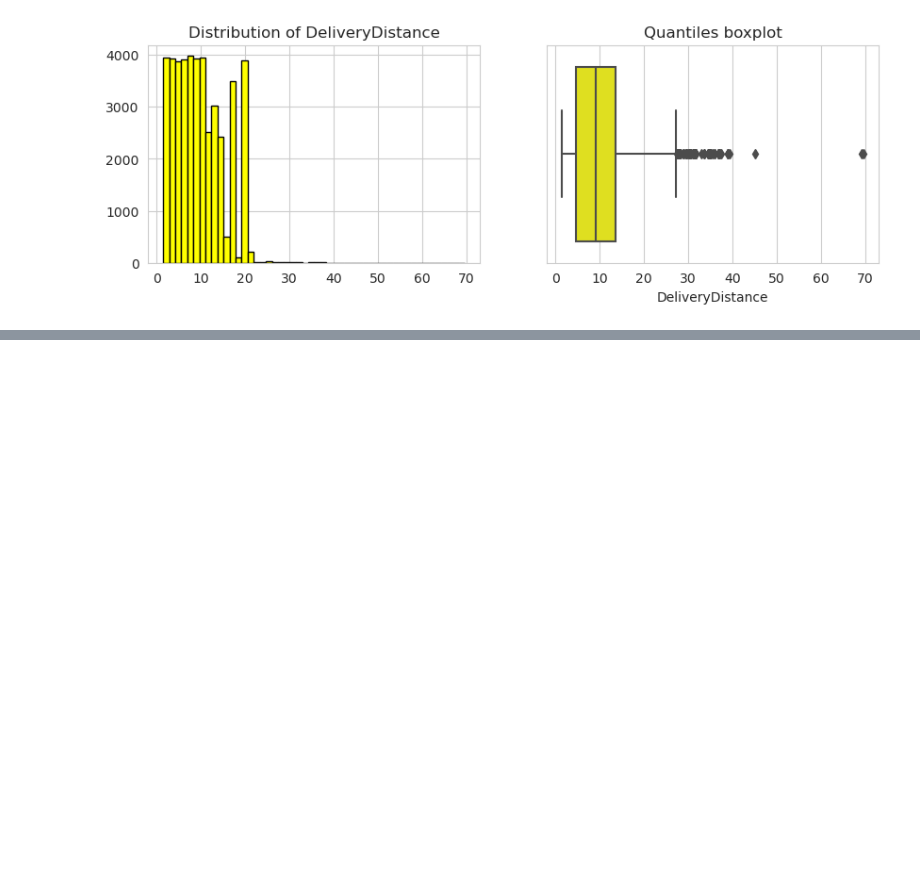
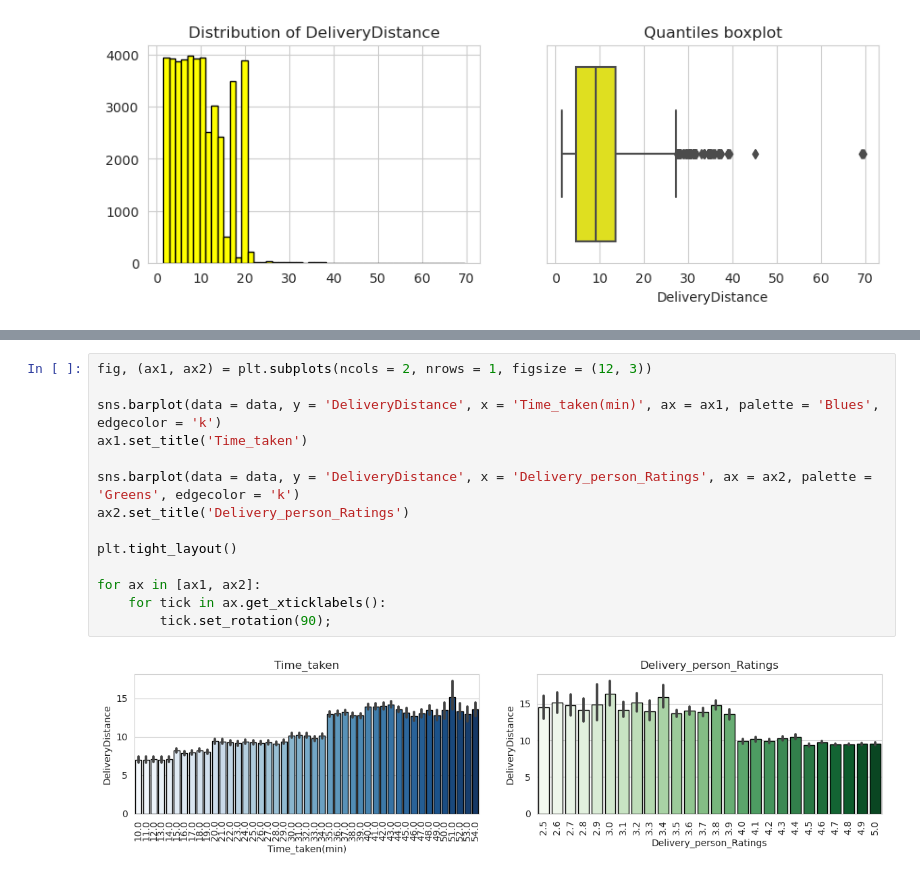
Before and after one commit to liamarguedas/uber-eats-delivery-time, a Jupyter notebook: notebooks/analyze-and-explore-data.ipynb, the cells around one changed output, grey strips where cells are left out. Drawn from its saved outputs; the diff is of its cells as text; blank space fills up the shorter version.

```diff
--- a/notebooks/analyze-and-explore-data.ipynb
+++ b/notebooks/analyze-and-explore-data.ipynb
@@ -409,0 +425,16 @@ ax2.set_title('Quantiles boxplot');
+# %%
+fig, (ax1, ax2) = plt.subplots(ncols = 2, nrows = 1, figsize = (12, 3))
+
+sns.barplot(data = data, y = 'DeliveryDistance', x = 'Time_taken(min)', ax = ax1, palette = 'Blues', edgecolor = 'k')
+ax1.set_title('Time_taken')
+
+sns.barplot(data = data, y = 'DeliveryDistance', x = 'Delivery_person_Ratings', ax = ax2, palette = 'Greens', edgecolor = 'k')
+ax2.set_title('Delivery_person_Ratings')
+
+plt.tight_layout()
+
+for ax in [ax1, ax2]:
+    for tick in ax.get_xticklabels():
+        tick.set_rotation(90);
+# %% [output]
+[figure, added]
```
Also changed, not shown: parts of 3 cells of this notebook.
